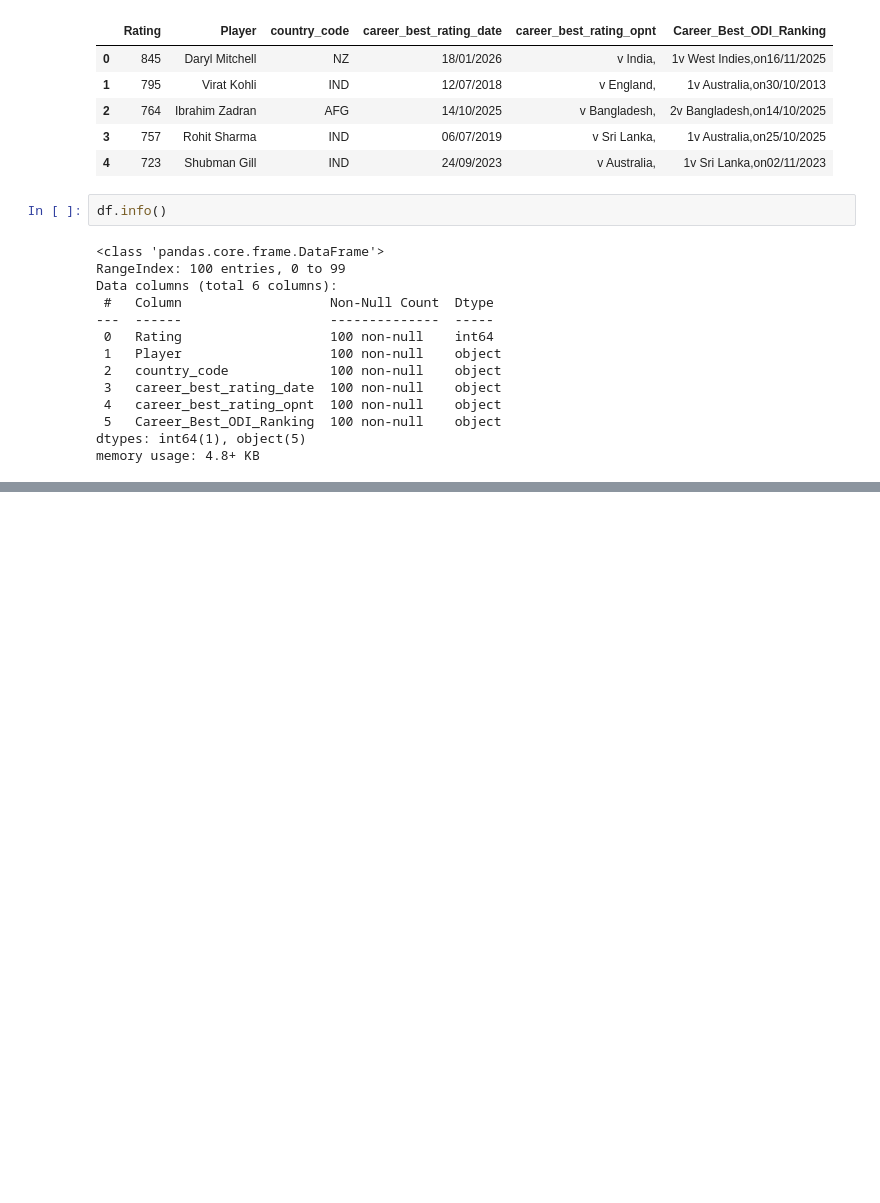
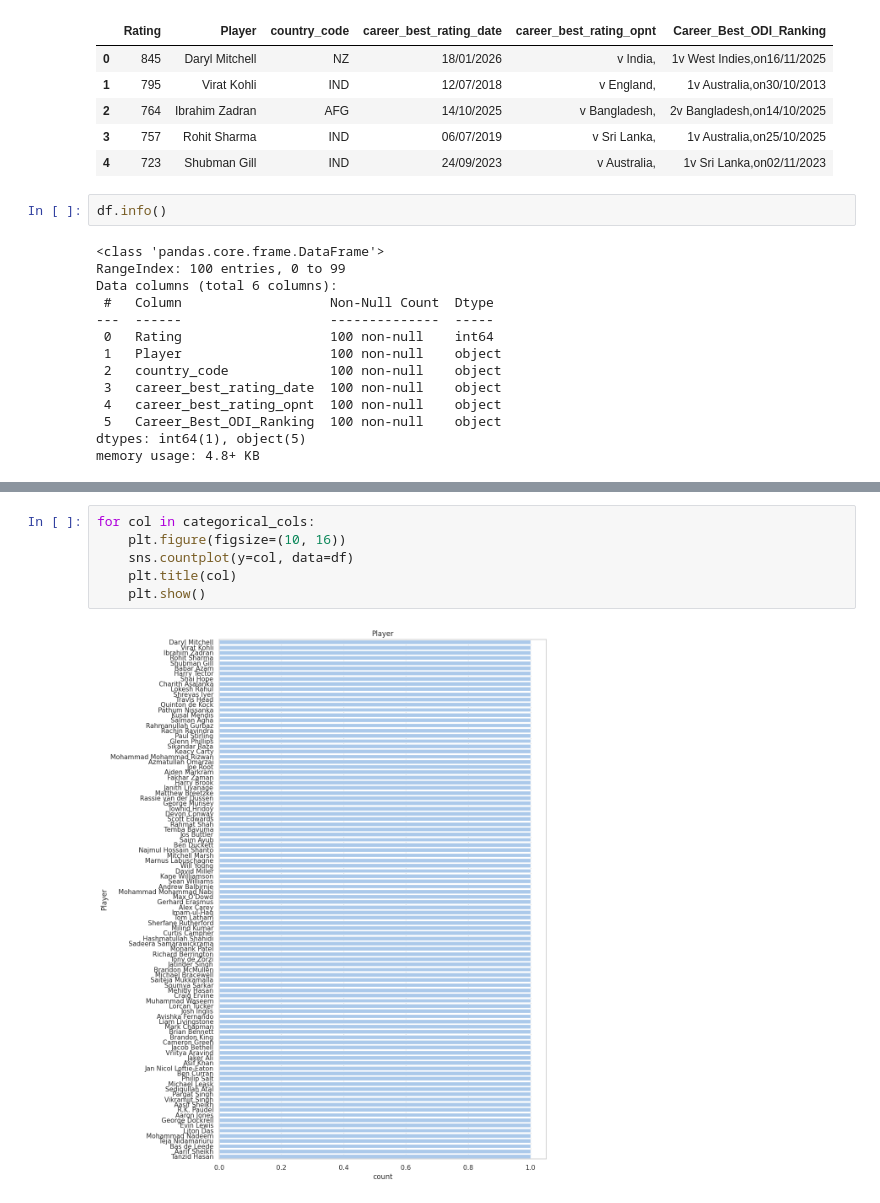
Before and after one commit to ramoliyaYug/EDAs, a Jupyter notebook: ICCODI/ICCODI.ipynb, the cells around one changed output, grey strips where cells are left out. Drawn from its saved outputs; the diff is of its cells as text; blank space fills up the shorter version.

```diff
--- a/ICCODI/ICCODI.ipynb
+++ b/ICCODI/ICCODI.ipynb
@@ -41,0 +85,8 @@ memory usage: 4.8+ KB
+# %%
+for col in categorical_cols:
+    plt.figure(figsize=(10, 16))
+    sns.countplot(y=col, data=df)
+    plt.title(col)
+    plt.show()
+# %% [output]
+[figure, added]
```
Also changed, not shown: parts of 13 cells of this notebook.
